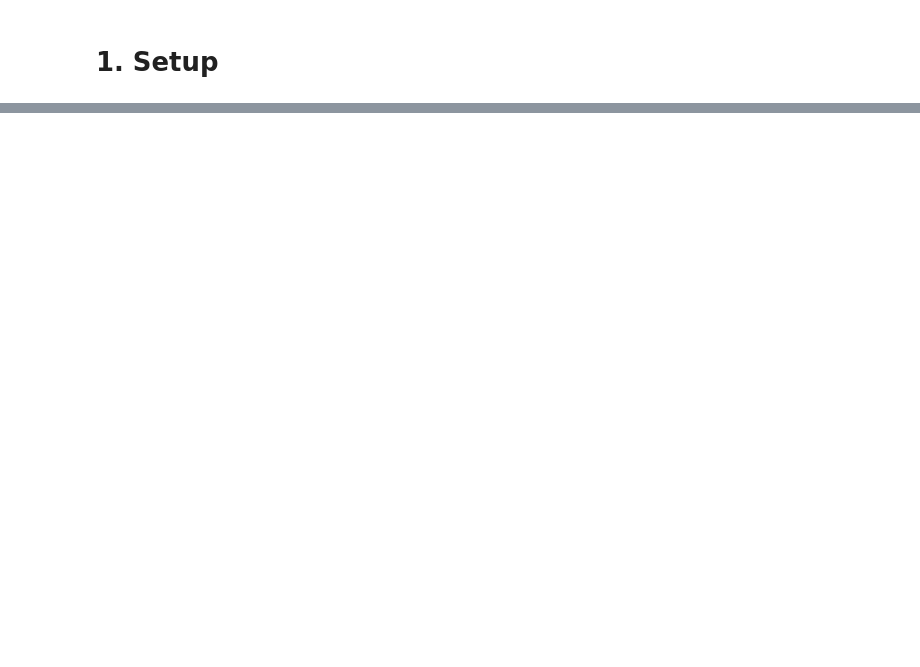
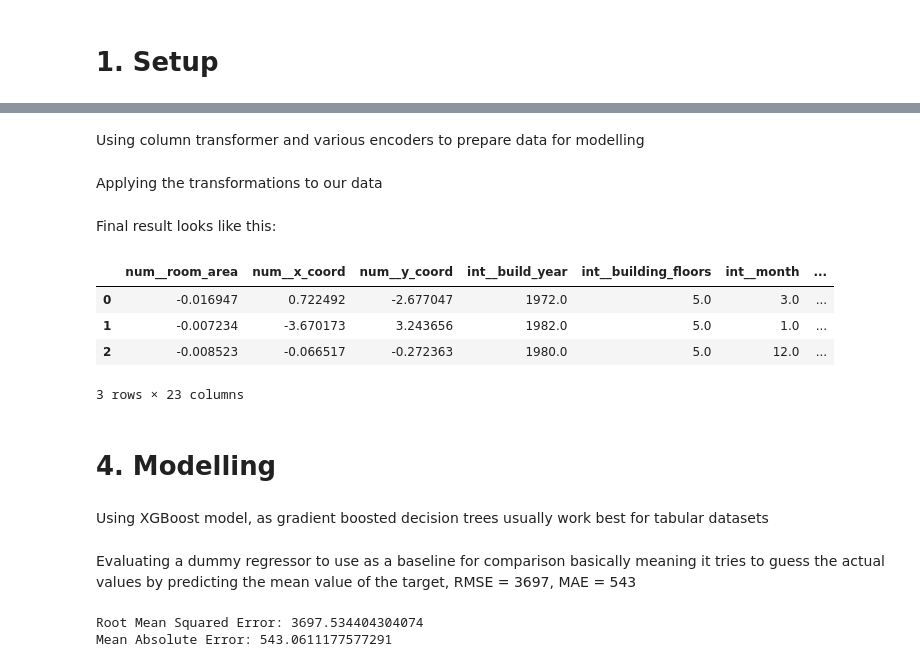
Before and after one commit to ZygimantasM/siauliu_energija_data_analysis, a Jupyter notebook: modeling.ipynb, the cells around one changed output, grey strips where cells are left out. Saved outputs shown, nothing was run; the diff lists cells and outputs as text; code cells hidden in the pictures; blank space fills up the shorter version.

```diff
--- a/modeling.ipynb
+++ b/modeling.ipynb
@@ -140,0 +88,40 @@ KeyboardInterrupt:
+# %% [markdown]
+Using column transformer and various encoders to prepare data for modelling
+# %%
+from sklearn.pipeline import Pipeline
+from sklearn.compose import ColumnTransformer
+from sklearn.preprocessing import StandardScaler, OneHotEncoder, OrdinalEncoder
+from sklearn.impute import SimpleImputer
+
+num_pipeline = Pipeline([
+    ("imp", SimpleImputer()),
+    ("scaler", StandardScaler())
+])
+
+int_pipeline = Pipeline([
+    ("imp", SimpleImputer(strategy="median")),
+])
+
+ohe_pipeline = Pipeline([
+    ("imp", SimpleImputer(strategy="most_frequent")),
+    ("ohe", OneHotEncoder(sparse_output=False, handle_unknown="ignore"))
+])
+
+ord_pipeline = Pipeline([
+    ("ord", OrdinalEncoder()),
+    ("imp", SimpleImputer(strategy="most_frequent")),
+])
+
+num_cols = ["room_area", "x_coord", "y_coord"]
+int_cols = ["build_year", "building_floors", "month"]
+ohe_cols = ["building_func"]
+ord_cols = ["legal_entity"]
+
+processor = ColumnTransformer([
+    ("num", num_pipeline, num_cols),
+    ("int", int_pipeline, int_cols),
+    ("ohe", ohe_pipeline, ohe_cols),
+    ("ord", ord_pipeline, ord_cols)
+])
+# %% [markdown]
+Applying the transformations to our data
@@ -140,0 +135,34 @@ KeyboardInterrupt:
+# %% [markdown]
+Final result looks like this:
+# %%
+X_train_proc.head(3)
+# %% [output]
+|  | num__room_area | num__x_coord | num__y_coord | int__build_year | int__building_floors | int__month | ... |
+| 0 | -0.016947 | 0.722492 | -2.677047 | 1972.0 | 5.0 | 3.0 | ... |
+| 1 | -0.007234 | -3.670173 | 3.243656 | 1982.0 | 5.0 | 1.0 | ... |
+| 2 | -0.008523 | -0.066517 | -0.272363 | 1980.0 | 5.0 | 12.0 | ... |
+3 rows × 23 columns
+# %% [markdown]
+# 4. Modelling
+# %% [markdown]
+Using XGBoost model, as gradient boosted decision trees usually work best for tabular datasets
+# %% [markdown]
+Evaluating a dummy regressor to use as a baseline for comparison basically meaning it tries to guess the actual values by predicting the mean value of the target, RMSE = 3697, MAE = 543
+# %%
+from sklearn.dummy import DummyRegressor
+from sklearn.metrics import mean_squared_error, mean_absolute_error
+
+dummy_regressor = DummyRegressor(strategy='mean')
+dummy_regressor.fit(X_train_proc, y_train)
+
+# Predict on the test set
+y_pred = dummy_regressor.predict(X_test_proc)
+
+# Evaluate the performance
+mse = mean_squared_error(y_test, y_pred, squared=False)
+mae = mean_absolute_error(y_test, y_pred)
+print(f"Root Mean Squared Error: {mse}")
+print(f"Mean Absolute Error: {mae}")
+# %% [output]
+Root Mean Squared Error: 3697.534404304074
+Mean Absolute Error: 543.0611177577291
```
Also changed, not shown: parts of 38 cells of this notebook.
